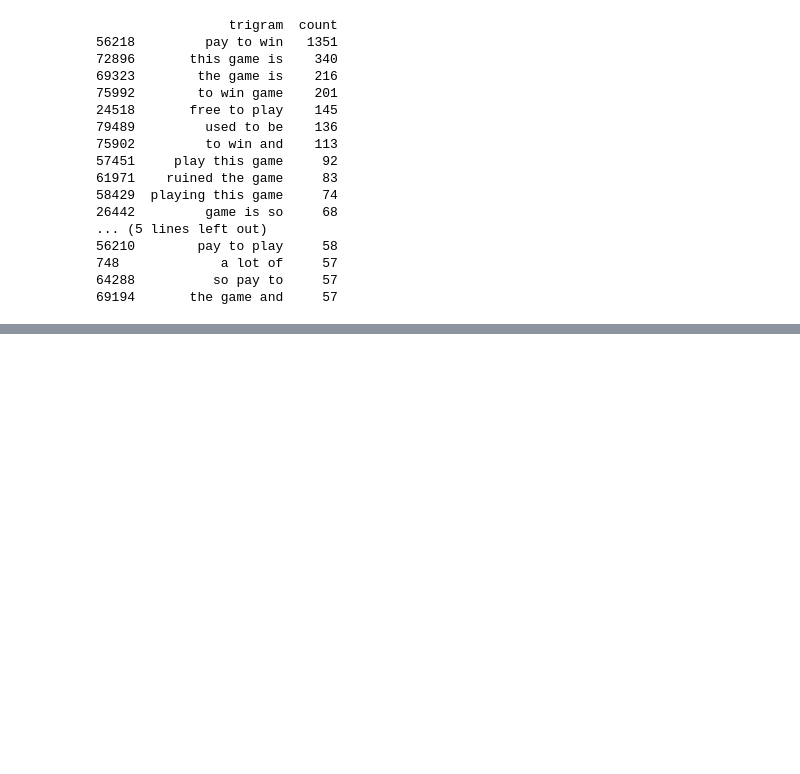
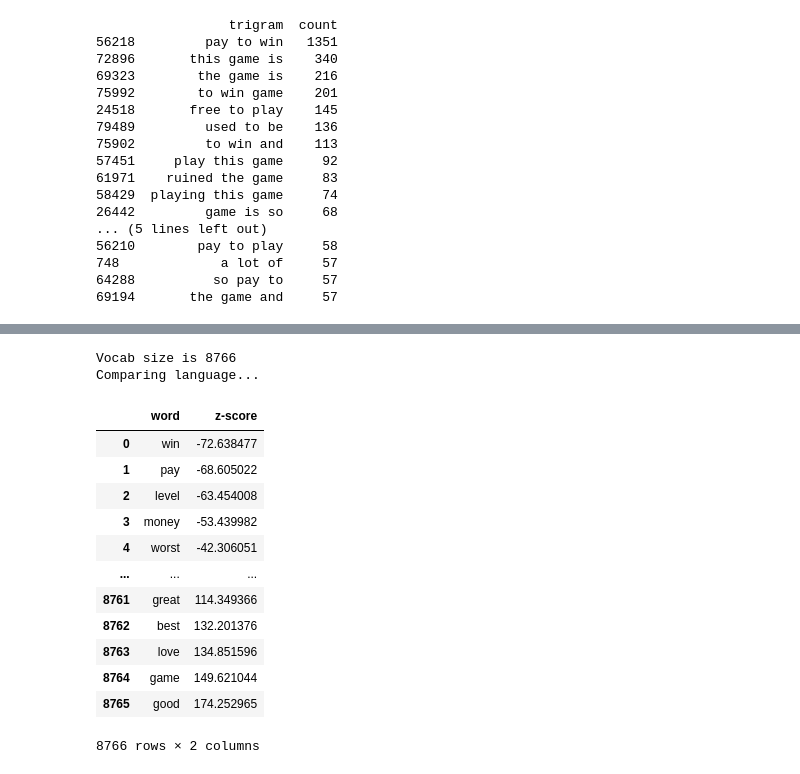
Before and after one commit to zixiong-hu/Best-SOSC-314-Group, a Jupyter notebook: Clash_Royale_Week_6.ipynb, the cells around one changed output, grey strips where cells are left out. Cells and saved outputs as stored; diff of their text form; code cells hidden in the pictures; blank space fills up the shorter version.

Commit message:
Updated file with fightin' words method

```diff
--- a/Clash_Royale_Week_6.ipynb
+++ b/Clash_Royale_Week_6.ipynb
@@ -1086,0 +1098,53 @@ print(trigrams_heros_neg.head(20))
+# %%
+df_positive = df[df["review_category"] == "positive"]
+# %%
+df_negative = df[df["review_category"] == "negative"]
+# %%
+from sklearn.feature_extraction.text import ENGLISH_STOP_WORDS
+import re
+
+def remove_stopwords(text):
+    if not isinstance(text, str):
+        return ""
+    # Convert text to lowercase
+    text = text.lower()
+    # Remove non-alphanumeric characters and tokenize
+    words = re.findall(r'\b\w+\b', text)
+    # Remove stopwords
+    filtered_words = [word for word in words if word not in ENGLISH_STOP_WORDS]
+    return " ".join(filtered_words)
+
+pos_sample = df_positive.sample(n=175000, random_state=123)
+neg_sample = df_negative.sample(n=175000, random_state=123)
+
+# Apply stopword removal
+pos_sample['content'] = pos_sample['content'].apply(remove_stopwords)
+neg_sample['content'] = neg_sample['content'].apply(remove_stopwords)
+
+small_pos_sample = df_positive.sample(n=50000, random_state=123)
+small_neg_sample = df_negative.sample(n=50000, random_state=123)
+
+# Apply stopword removal
+small_pos_sample['content'] = small_pos_sample['content'].apply(remove_stopwords)
+small_neg_sample['content'] = small_neg_sample['content'].apply(remove_stopwords)
+# %%
+fw = fighting_words_py3.bayes_compare_language(pos_sample['content'].astype(str), neg_sample['content'].astype(str))
+# %% [output]
+Vocab size is 8766
+Comparing language...
+# %%
+pd.DataFrame(fw, columns = ['word', 'z-score'])
+# %% [output]
+|  | word | z-score |
+| 0 | win | -72.638477 |
+| 1 | pay | -68.605022 |
+| 2 | level | -63.454008 |
+| 3 | money | -53.439982 |
+| 4 | worst | -42.306051 |
+| ... | ... | ... |
+| 8761 | great | 114.349366 |
+| 8762 | best | 132.201376 |
+| 8763 | love | 134.851596 |
+| 8764 | game | 149.621044 |
+| 8765 | good | 174.252965 |
+8766 rows × 2 columns
```
Also changed, not shown: parts of 5 cells of this notebook.
